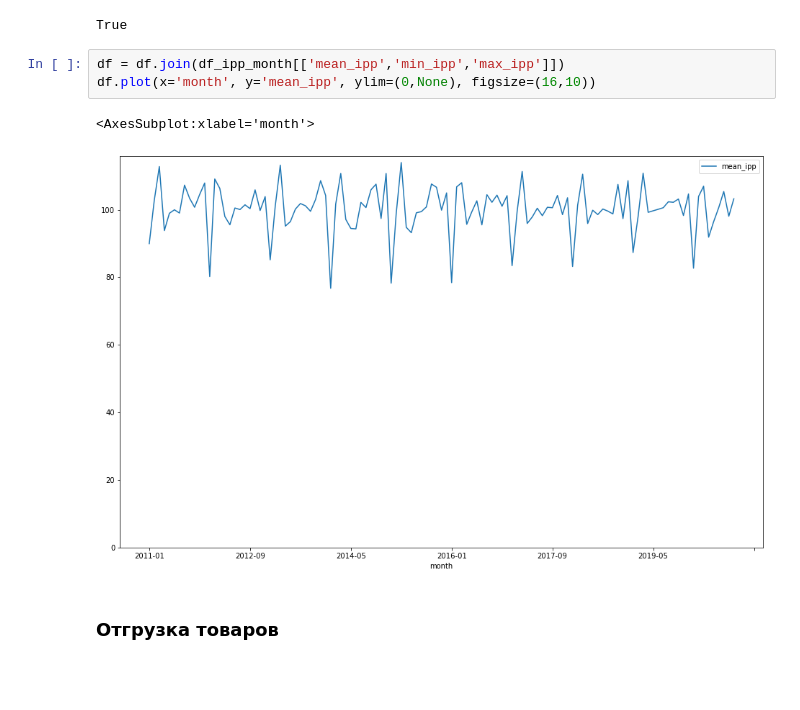
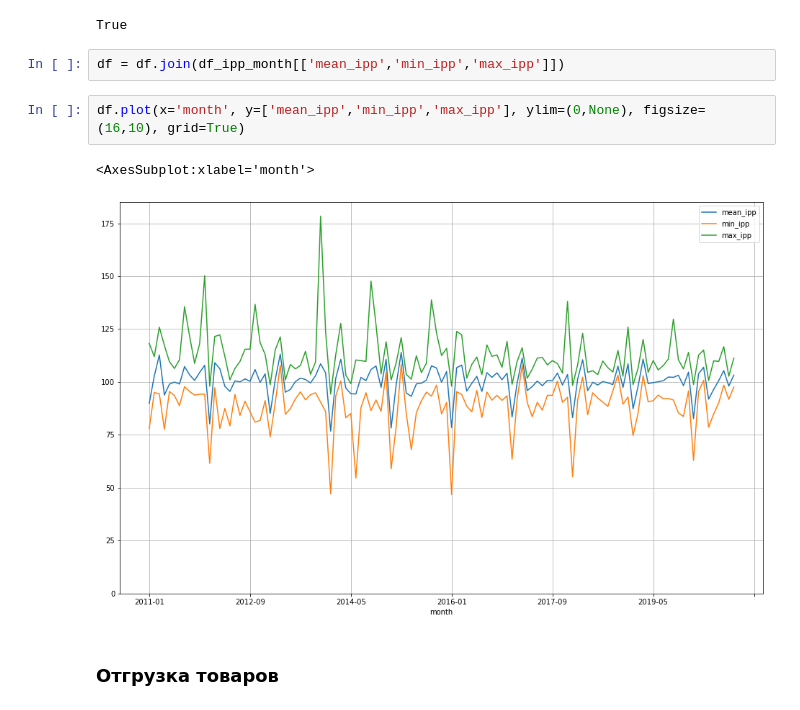
Before and after one commit to dsfnag/dst-off_final, a Jupyter notebook: CiP_FINAL_Minenergo_DST-OFF.ipynb, the cells around one changed output. Saved outputs shown, nothing was run; the diff lists cells and outputs as text; blank space fills up the shorter version.

```diff
--- a/CiP_FINAL_Minenergo_DST-OFF.ipynb
+++ b/CiP_FINAL_Minenergo_DST-OFF.ipynb
@@ -688,12 +688,13 @@ df_ipp_month
 (df.month==df_ipp_month.month).all()&(df.unit_name==df_ipp_month.unit_name).all()
 # %% [output]
 True
+# %%
+df = df.join(df_ipp_month[['mean_ipp','min_ipp','max_ipp']])
 # %%
-df = df.join(df_ipp_month[['mean_ipp','min_ipp','max_ipp']])
-df.plot(x='month', y='mean_ipp', ylim=(0,None), figsize=(16,10))
+df.plot(x='month', y=['mean_ipp','min_ipp','max_ipp'], ylim=(0,None), figsize=(16,10), grid=True)
 # %% [output]
 <AxesSubplot:xlabel='month'>
-[figure, old version]
+[figure, new version]
 # %% [markdown]
 ### Отгрузка товаров
 # %%
```
Also changed, not shown: parts of 24 cells of this notebook, 18 other files.
